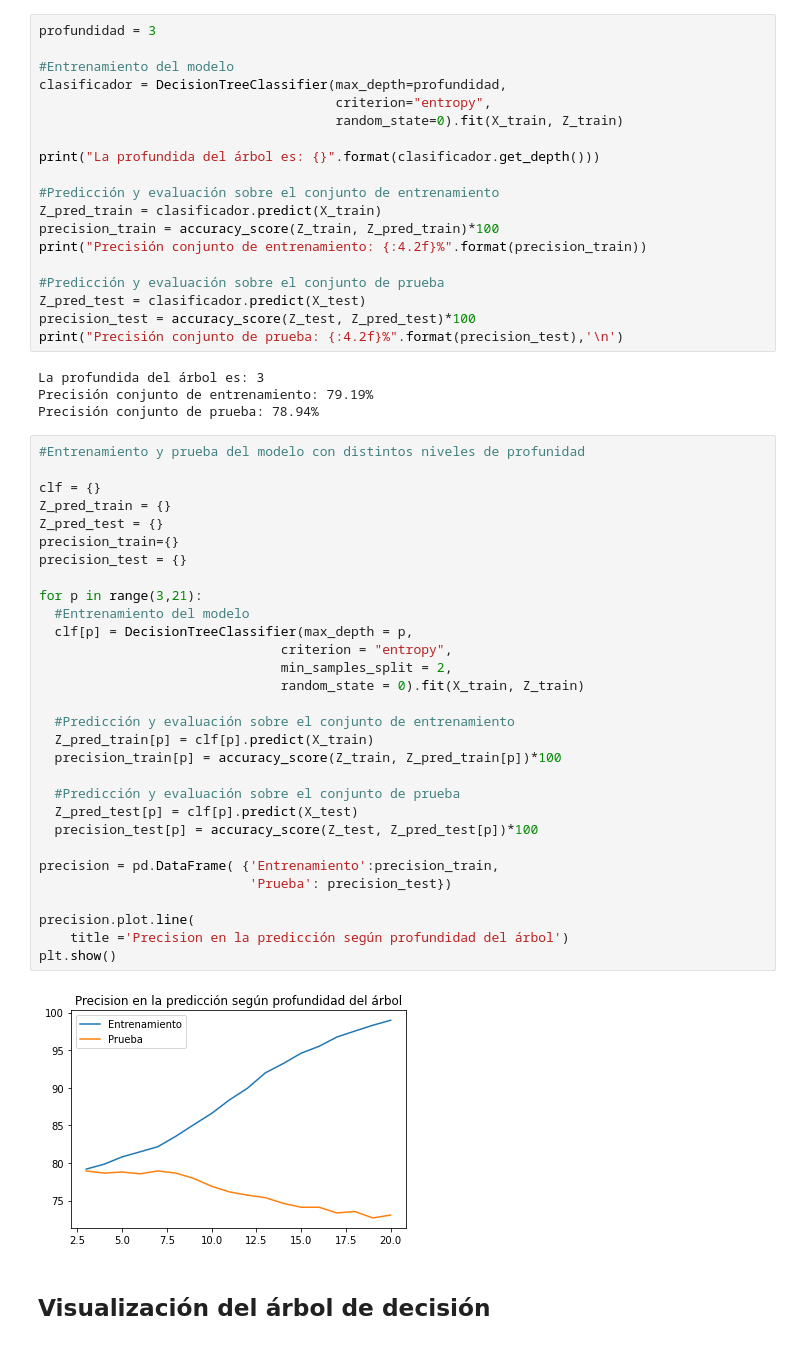
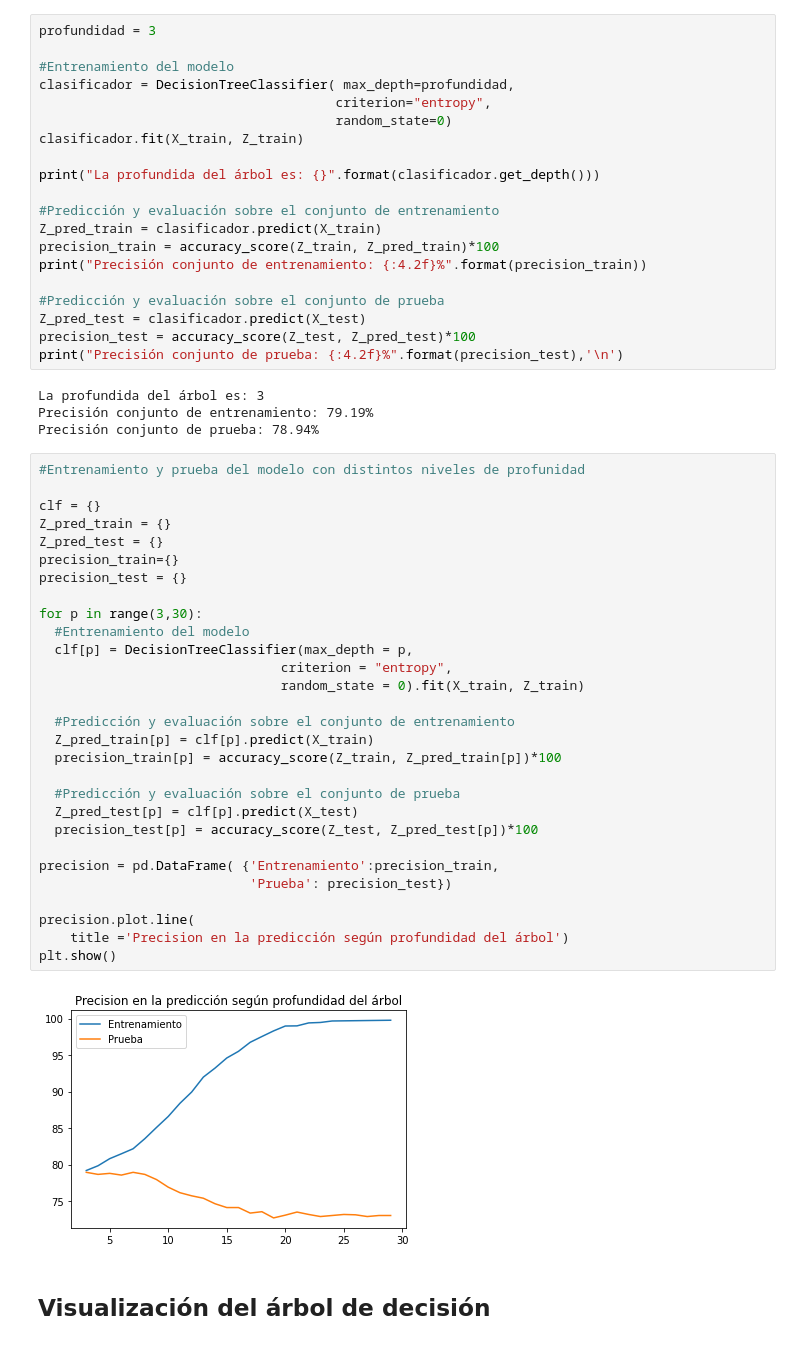
Before and after one commit to AnIsAsPe/ClasificadorClientesTelecom, a Jupyter notebook: ClasificadorClientesEmpresaTelecom_Churn_v2.ipynb, the cells around one changed output. Cells and saved outputs as stored; diff of their text form.

```diff
--- a/ClasificadorClientesEmpresaTelecom_Churn_v2.ipynb
+++ b/ClasificadorClientesEmpresaTelecom_Churn_v2.ipynb
@@ -389,9 +383,10 @@ Clientes que cancelan: 26.455%
 profundidad = 3
 
 #Entrenamiento del modelo
-clasificador = DecisionTreeClassifier(max_depth=profundidad,
+clasificador = DecisionTreeClassifier( max_depth=profundidad,
                                       criterion="entropy",
-                                      random_state=0).fit(X_train, Z_train)
+                                      random_state=0)
+clasificador.fit(X_train, Z_train)
 
 print("La profundida del árbol es: {}".format(clasificador.get_depth()))
 
@@ -411,35 +406,34 @@ Precisión conjunto de prueba: 78.94%
 # %%
 #Entrenamiento y prueba del modelo con distintos niveles de profunidad
 
 clf = {}
 Z_pred_train = {}
 Z_pred_test = {}
 precision_train={}
 precision_test = {}
 
-for p in range(3,21):
+for p in range(3,30):
   #Entrenamiento del modelo
   clf[p] = DecisionTreeClassifier(max_depth = p,
                                criterion = "entropy",
-                               min_samples_split = 2,
                                random_state = 0).fit(X_train, Z_train)
 
   #Predicción y evaluación sobre el conjunto de entrenamiento
   Z_pred_train[p] = clf[p].predict(X_train)
   precision_train[p] = accuracy_score(Z_train, Z_pred_train[p])*100
 
   #Predicción y evaluación sobre el conjunto de prueba
   Z_pred_test[p] = clf[p].predict(X_test)
   precision_test[p] = accuracy_score(Z_test, Z_pred_test[p])*100
 
 precision = pd.DataFrame( {'Entrenamiento':precision_train,
                            'Prueba': precision_test})
 
 precision.plot.line(
     title ='Precision en la predicción según profundidad del árbol')
 plt.show()
 # %% [output]
-[figure, old version]
+[figure, new version]
 # %% [markdown]
 ## Visualización del árbol de decisión
 # %%
```
Also changed, not shown: parts of 13 cells of this notebook.
